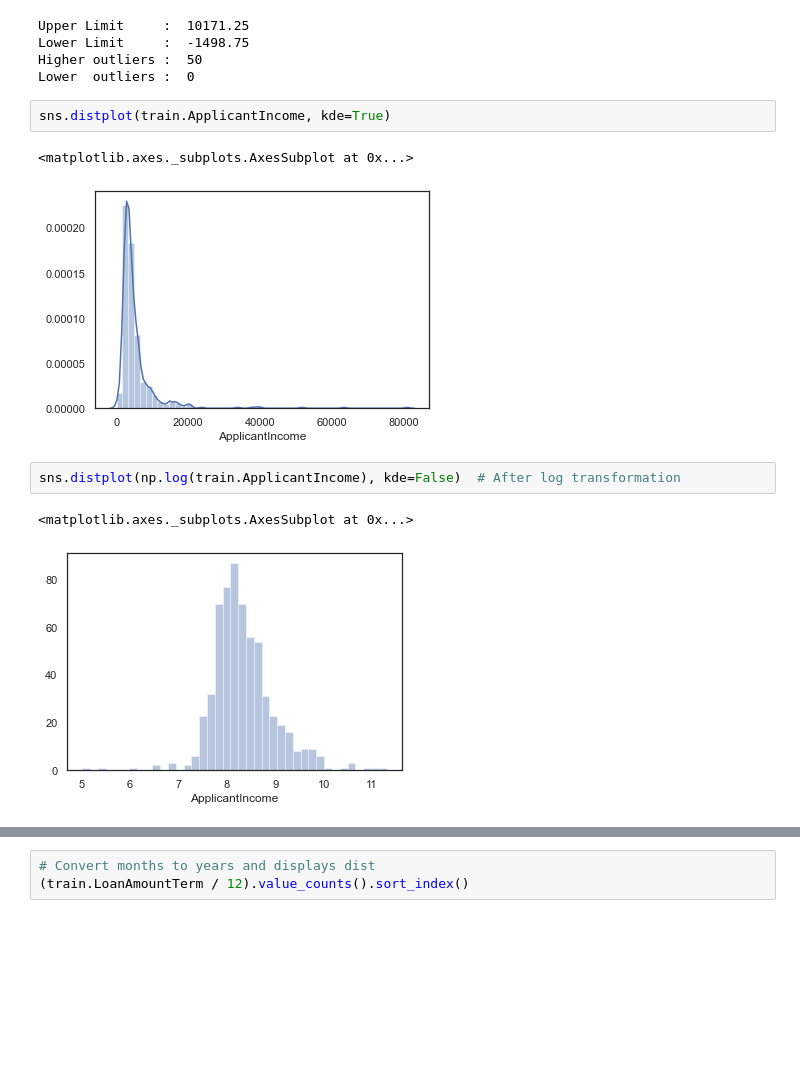
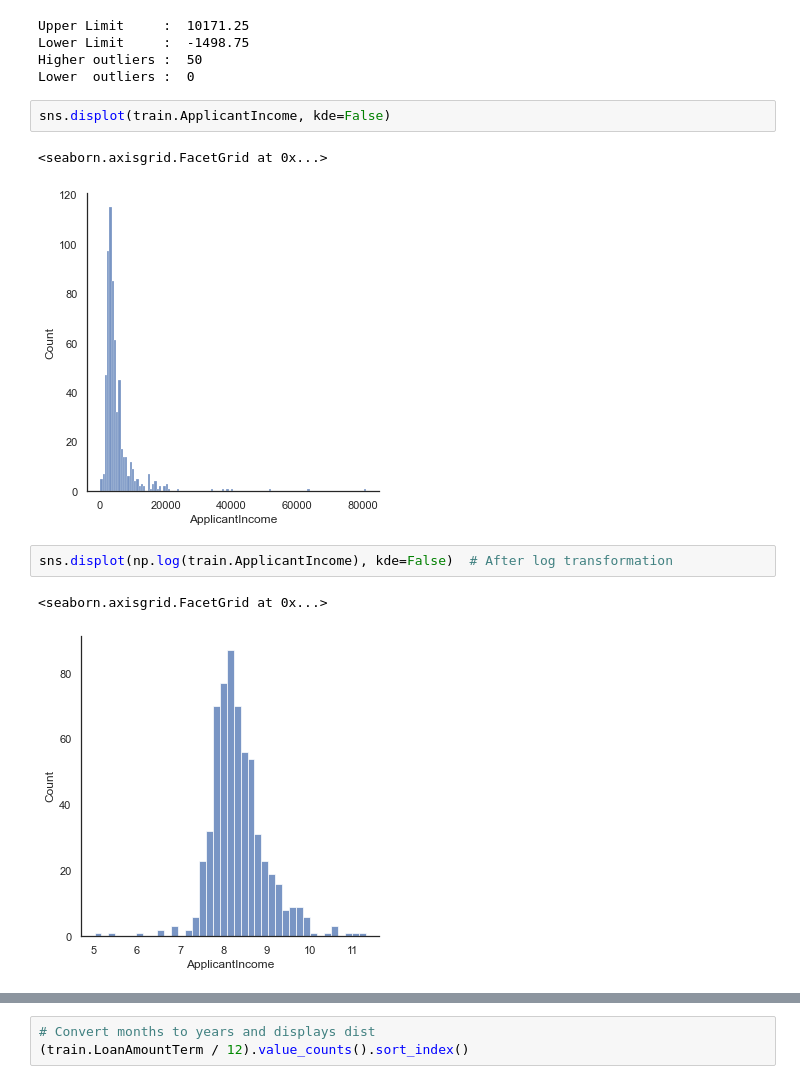
Before and after one commit to srikanthpragada/DS_30_NOV_2020, a Jupyter notebook: loan/loan_prediction.ipynb, the cells around one changed output, grey strips where cells are left out. Cells and saved outputs as stored; diff of their text form; blank space fills up the shorter version.

```diff
--- a/loan/loan_prediction.ipynb
+++ b/loan/loan_prediction.ipynb
@@ -271,13 +255,13 @@ Lower Limit     :  -1498.75
 Higher outliers :  50
 Lower  outliers :  0
 # %%
-sns.distplot(train.ApplicantIncome, kde=True)
+sns.displot(train.ApplicantIncome, kde=False)
 # %% [output]
-<matplotlib.axes._subplots.AxesSubplot at 0x...>
+<seaborn.axisgrid.FacetGrid at 0x...>
-[figure, old version]
+[figure, new version]
 # %%
-sns.distplot(np.log(train.ApplicantIncome), kde=False)  # After log transformation
+sns.displot(np.log(train.ApplicantIncome), kde=False)  # After log transformation
 # %% [output]
-<matplotlib.axes._subplots.AxesSubplot at 0x...>
+<seaborn.axisgrid.FacetGrid at 0x...>
-[figure, old version]
+[figure, new version]
 # %%
```
Also changed, not shown: parts of 31 cells of this notebook.
